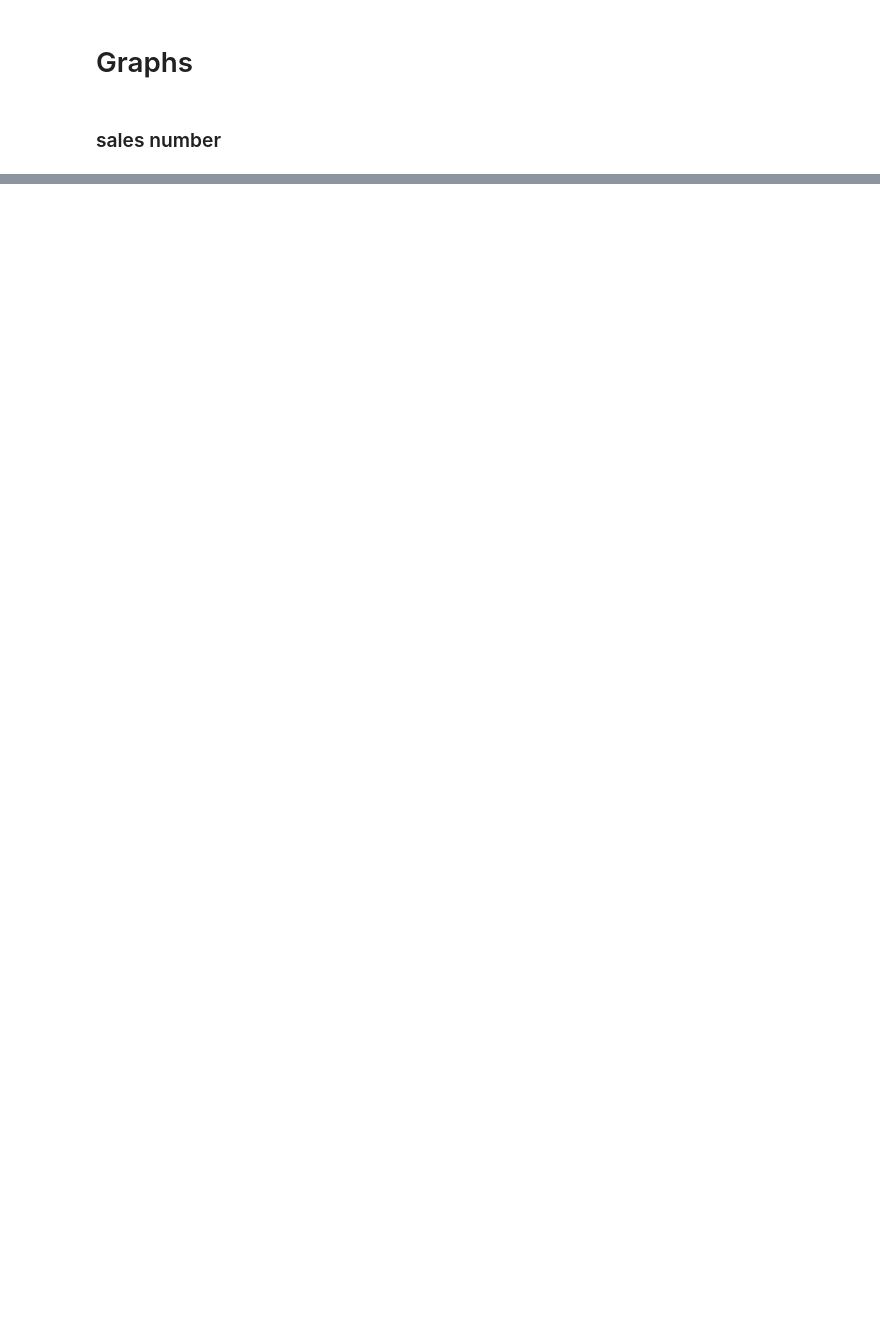
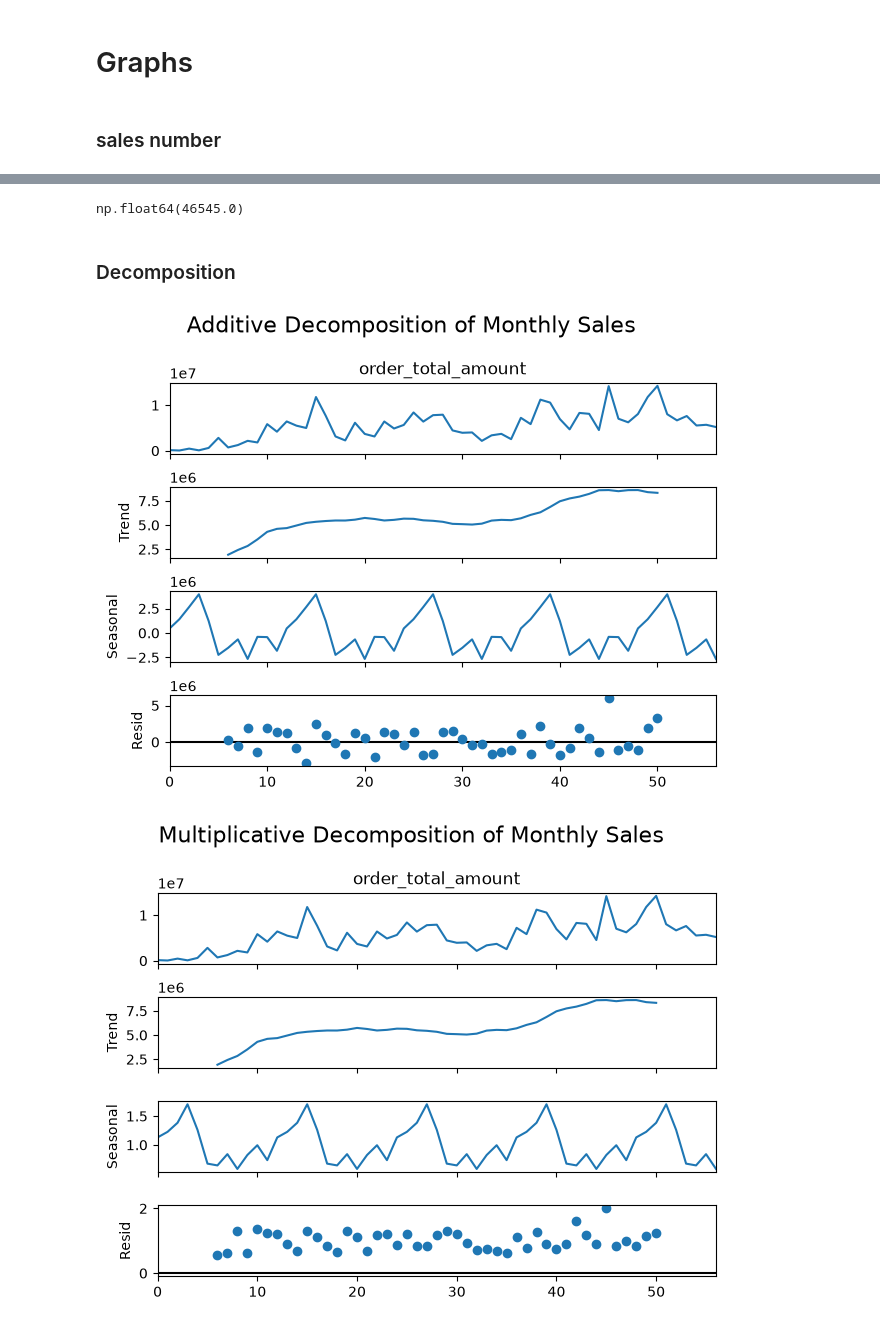
Before and after one commit to serene-b/energical-decision-platform, a Jupyter notebook: pipeline/Notebooks/sales_intelligence.ipynb, the cells around one changed output, grey strips where cells are left out. Saved outputs shown, nothing was run; the diff lists cells and outputs as text; code cells hidden in the pictures; blank space fills up the shorter version.

```diff
--- a/pipeline/Notebooks/sales_intelligence.ipynb
+++ b/pipeline/Notebooks/sales_intelligence.ipynb
@@ -379,0 +421,23 @@ fig.show()
+# %%
+sales["order_date"] = pd.to_datetime(sales["order_date"], errors="coerce")
+# %%
+monthly_sales = (
+    sales.assign(
+        order_month=sales["order_date"].dt.to_period("M")
+    )
+    .groupby("order_month", as_index=False)["order_total_amount"]
+    .sum()
+    .rename(columns={"order_month": "order_date"})
+)
+monthly_sales["order_date"] = monthly_sales["order_date"].dt.to_timestamp()
+
+# Explicit completeness rule supplied for the current dataset: July 2026 is partial.
+COMPLETE_MONTH_END = pd.Timestamp("2026-06-30")
+complete_month_period = COMPLETE_MONTH_END.to_period("M")
+monthly_sales_all = monthly_sales.copy()
+partial_month_sales = monthly_sales_all.loc[monthly_sales_all["order_date"].dt.to_period("M") > complete_month_period].copy()
+monthly_sales = monthly_sales_all.loc[monthly_sales_all["order_date"].dt.to_period("M") <= complete_month_period].copy()
+assert not monthly_sales.empty
+assert monthly_sales["order_date"].dt.to_period("M").max() == complete_month_period
+print("Last complete month:", COMPLETE_MONTH_END)
+print("Partial months excluded from forecasting:", partial_month_sales["order_date"].dt.strftime("%Y-%m").tolist())
@@ -379,0 +464,31 @@ fig.show()
+# %%
+monthly_sales["order_total_amount"].min()
+# %% [output]
+np.float64(46545.0)
+# %% [markdown]
+### Decomposition
+# %%
+from statsmodels.tsa.seasonal import seasonal_decompose
+
+additive = seasonal_decompose(
+    monthly_sales["order_total_amount"],
+    model="additive",
+    period=12
+)
+
+multiplicative = seasonal_decompose(
+    monthly_sales["order_total_amount"],
+    model="multiplicative",
+    period=12
+)
+fig_add=additive.plot()
+fig_multi=multiplicative.plot()
+fig_add.suptitle("Additive Decomposition of Monthly Sales", fontsize=16,
+    y=1.02)
+fig_multi.suptitle("Multiplicative Decomposition of Monthly Sales", fontsize=16,
+                   y=1.02)
+fig_multi.subplots_adjust(top=0.88)
+fig_add.subplots_adjust(top=0.88)
+# %% [output]
+[figure, added]
+[figure, added]
```
Also changed, not shown: parts of 74 cells of this notebook, 37 other files.
